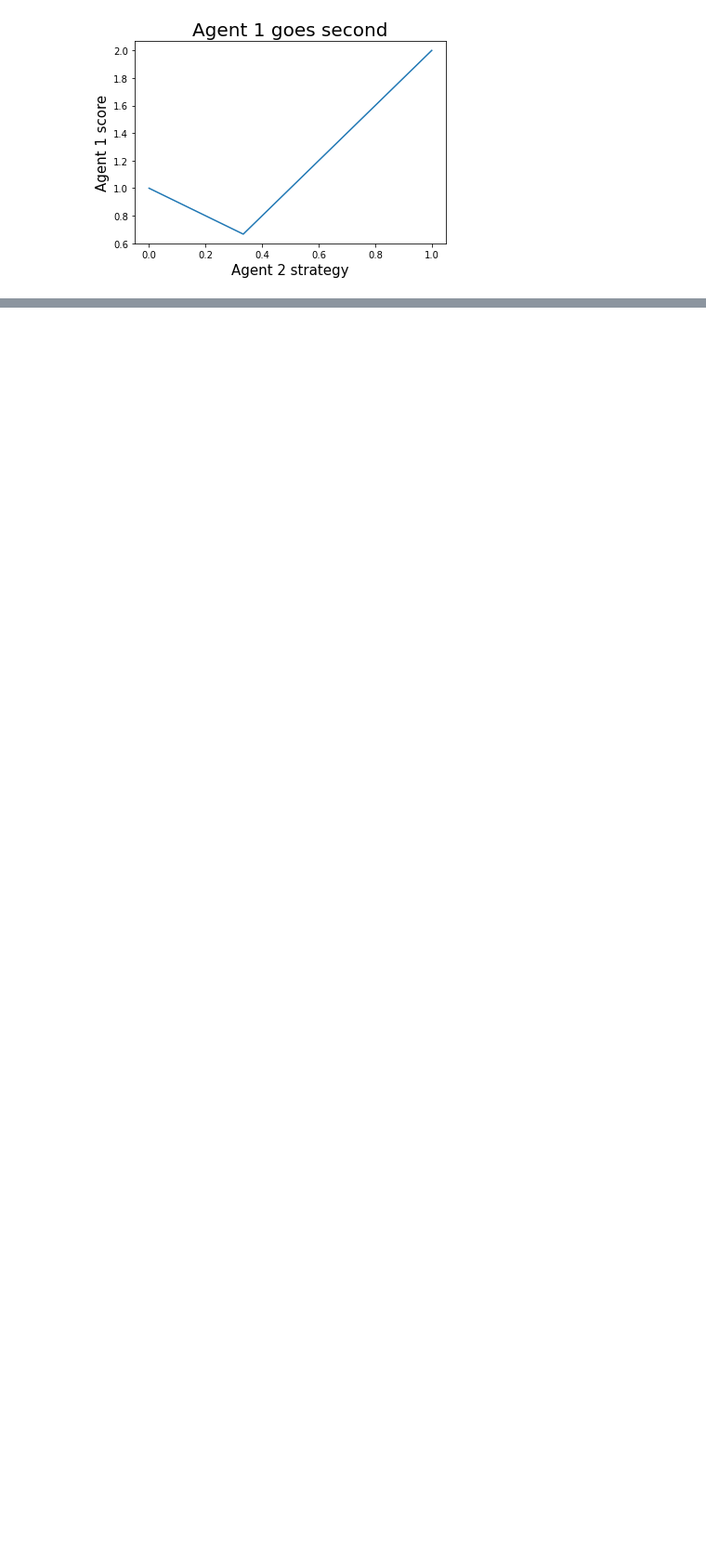
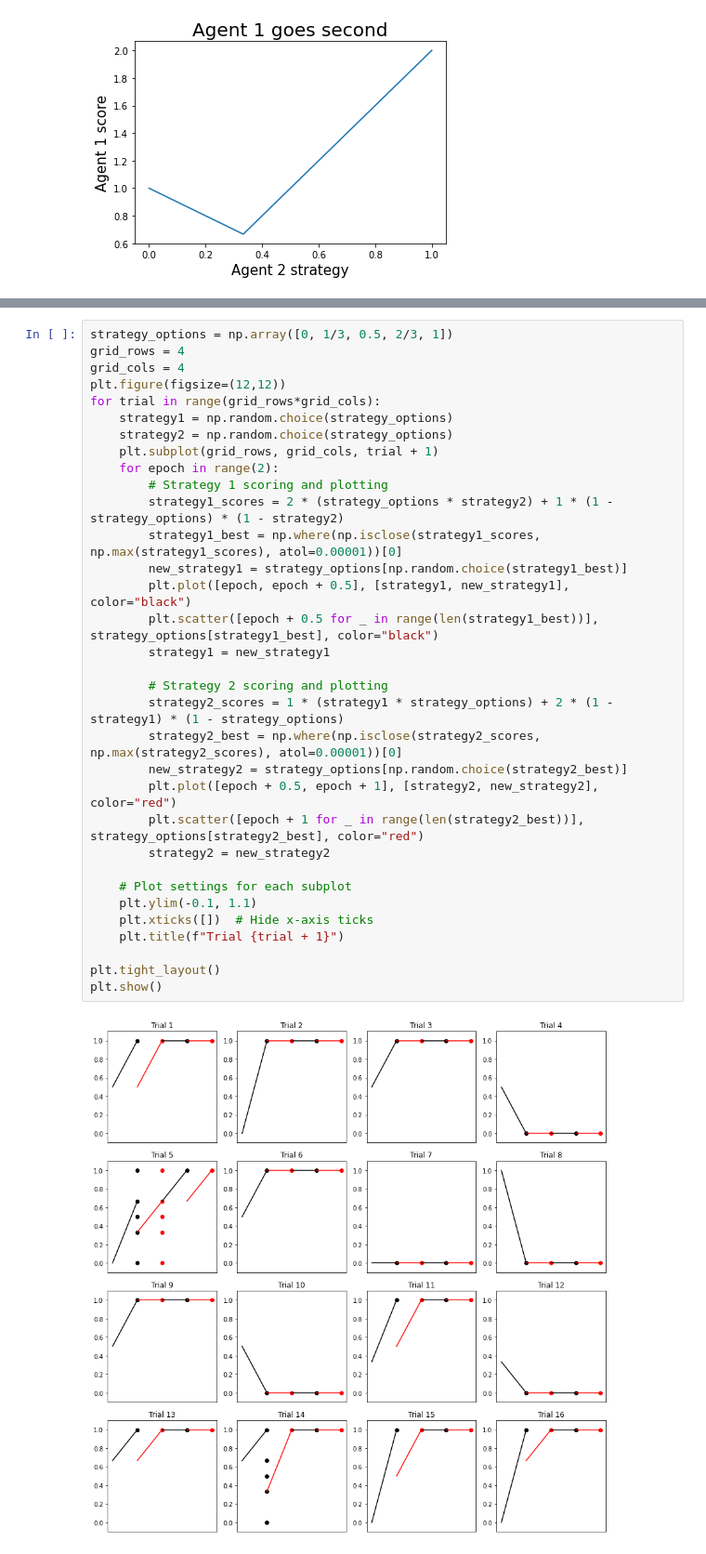
Before and after one commit to GiottoFrean/Multiagent_Systems, a Jupyter notebook: 3 Introduction to Noncooperative Game Theory: Games in Normal Form/D - Further solution concepts for normal-form games.ipynb, the cells around one changed output, grey strips where cells are left out. Shown at 93% size. Cells and saved outputs as stored; diff of their text form; blank space fills up the shorter version.

```diff
--- a/3 Introduction to Noncooperative Game Theory: Games in Normal Form/D - Further solution concepts for normal-form games.ipynb
+++ b/3 Introduction to Noncooperative Game Theory: Games in Normal Form/D - Further solution concepts for normal-form games.ipynb
@@ -221,0 +299,35 @@ Every Nash equilibrium is a correlated equilibrium, but as the above shows the r
+# %%
+strategy_options = np.array([0, 1/3, 0.5, 2/3, 1])
+grid_rows = 4
+grid_cols = 4
+plt.figure(figsize=(12,12))
+for trial in range(grid_rows*grid_cols):
+    strategy1 = np.random.choice(strategy_options)
+    strategy2 = np.random.choice(strategy_options)
+    plt.subplot(grid_rows, grid_cols, trial + 1)
+    for epoch in range(2):
+        # Strategy 1 scoring and plotting
+        strategy1_scores = 2 * (strategy_options * strategy2) + 1 * (1 - strategy_options) * (1 - strategy2)
+        strategy1_best = np.where(np.isclose(strategy1_scores, np.max(strategy1_scores), atol=0.00001))[0]
+        new_strategy1 = strategy_options[np.random.choice(strategy1_best)]
+        plt.plot([epoch, epoch + 0.5], [strategy1, new_strategy1], color="black")
+        plt.scatter([epoch + 0.5 for _ in range(len(strategy1_best))], strategy_options[strategy1_best], color="black")
+        strategy1 = new_strategy1
+
+        # Strategy 2 scoring and plotting
+        strategy2_scores = 1 * (strategy1 * strategy_options) + 2 * (1 - strategy1) * (1 - strategy_options)
+        strategy2_best = np.where(np.isclose(strategy2_scores, np.max(strategy2_scores), atol=0.00001))[0]
+        new_strategy2 = strategy_options[np.random.choice(strategy2_best)]
+        plt.plot([epoch + 0.5, epoch + 1], [strategy2, new_strategy2], color="red")
+        plt.scatter([epoch + 1 for _ in range(len(strategy2_best))], strategy_options[strategy2_best], color="red")
+        strategy2 = new_strategy2
+
+    # Plot settings for each subplot
+    plt.ylim(-0.1, 1.1)
+    plt.xticks([])  # Hide x-axis ticks
+    plt.title(f"Trial {trial + 1}")
+
+plt.tight_layout()
+plt.show()
+# %% [output]
+[figure, added]
```
Also changed, not shown: parts of 3 cells of this notebook, 1 other file.
